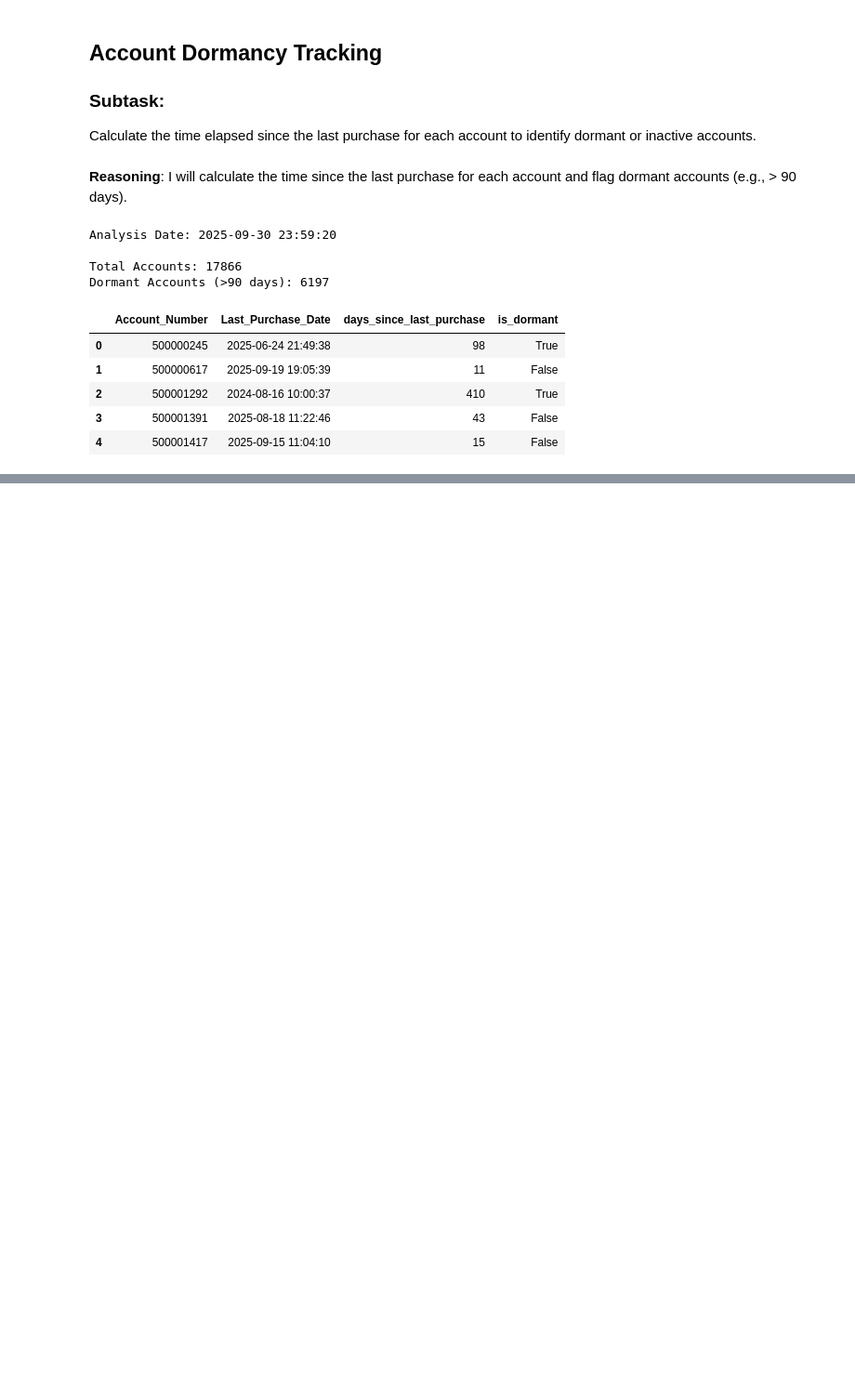
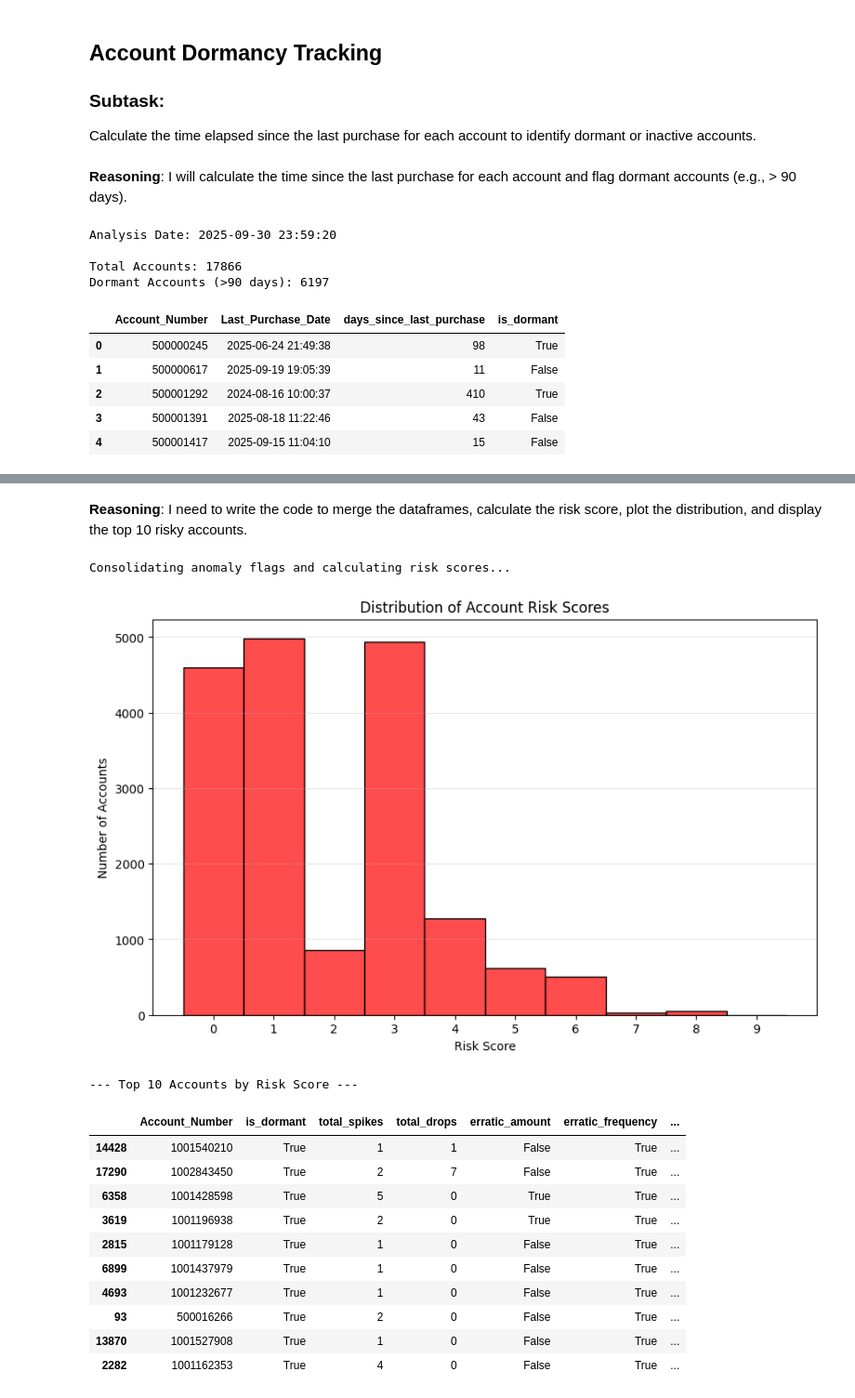
Before and after one commit to hmnaz213/native, a Jupyter notebook: prepaid_data_analysis.ipynb, the cells around one changed output, grey strips where cells are left out. Shown at 93% size. Drawn from its saved outputs; the diff is of its cells as text; code cells hidden in the pictures; blank space fills up the shorter version.

```diff
--- a/prepaid_data_analysis.ipynb
+++ b/prepaid_data_analysis.ipynb
@@ -355,0 +474,59 @@ Dormant Accounts (>90 days): 6197
+# %% [markdown]
+**Reasoning**:
+I need to write the code to merge the dataframes, calculate the risk score, plot the distribution, and display the top 10 risky accounts.
+# %%
+import matplotlib.pyplot as plt
+import seaborn as sns
+
+print("Consolidating anomaly flags and calculating risk scores...")
+
+# 1. Merge dataframes
+risk_df = dormancy_df[['Account_Number', 'is_dormant']].merge(
+    consumption_anomalies_df, on='Account_Number', how='outer'
+).merge(
+    erratic_patterns_df[['Account_Number', 'erratic_amount', 'erratic_frequency', 'low_purchase']],
+    on='Account_Number', how='outer'
+)
+
+# Fill any NaNs with False/0
+risk_df.fillna(0, inplace=True)
+
+# 2. Calculate Risk Score
+risk_df['Risk_Score'] = (
+    risk_df['is_dormant'].astype(int) * 3 +
+    risk_df['erratic_amount'].astype(int) * 2 +
+    risk_df['erratic_frequency'].astype(int) * 2 +
+    risk_df['low_purchase'].astype(int) * 2 +
+    (risk_df['total_spikes'] > 0).astype(int) * 1 +
+    (risk_df['total_drops'] > 0).astype(int) * 1
+)
+
+# 3. Plot distribution
+plt.figure(figsize=(10, 6))
+sns.histplot(risk_df['Risk_Score'], discrete=True, color='red', alpha=0.7)
+plt.title('Distribution of Account Risk Scores')
+plt.xlabel('Risk Score')
+plt.ylabel('Number of Accounts')
+plt.xticks(range(int(risk_df['Risk_Score'].max()) + 1))
+plt.grid(axis='y', alpha=0.3)
+plt.show()
+
+# 4. Display top 10 accounts
+print("\n--- Top 10 Accounts by Risk Score ---")
+top_risky_accounts = risk_df.sort_values(by='Risk_Score', ascending=False).head(10)
+display(top_risky_accounts)
+# %% [output]
+Consolidating anomaly flags and calculating risk scores...
+[figure, added]
+--- Top 10 Accounts by Risk Score ---
+|  | Account_Number | is_dormant | total_spikes | total_drops | erratic_amount | erratic_frequency | ... |
+| 14428 | 1001540210 | True | 1 | 1 | False | True | ... |
+| 17290 | 1002843450 | True | 2 | 7 | False | True | ... |
+| 6358 | 1001428598 | True | 5 | 0 | True | True | ... |
+| 3619 | 1001196938 | True | 2 | 0 | True | True | ... |
+| 2815 | 1001179128 | True | 1 | 0 | False | True | ... |
+| 6899 | 1001437979 | True | 1 | 0 | False | True | ... |
+| 4693 | 1001232677 | True | 1 | 0 | False | True | ... |
+| 93 | 500016266 | True | 2 | 0 | False | True | ... |
+| 13870 | 1001527908 | True | 1 | 0 | False | True | ... |
+| 2282 | 1001162353 | True | 4 | 0 | False | True | ... |
```
Also changed, not shown: parts of 126 cells of this notebook.
